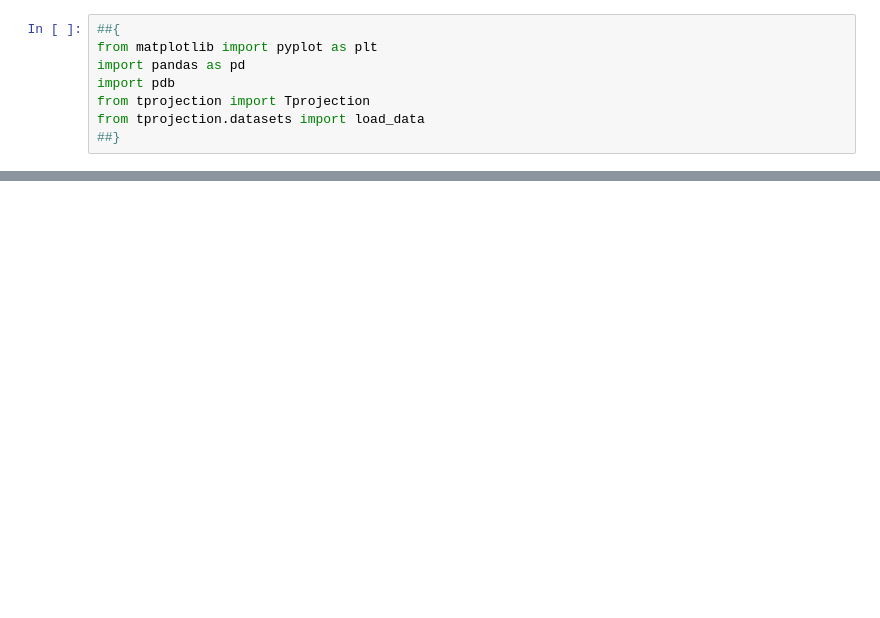
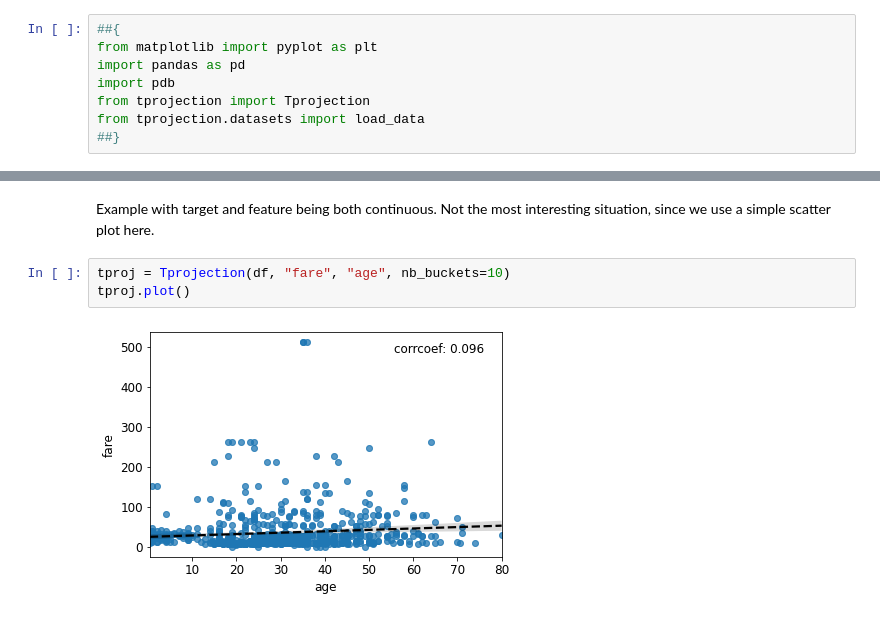
Before and after one commit to greghor/tprojection, a Jupyter notebook: examples/examples.ipynb, the cells around one changed output, grey strips where cells are left out. Cells and saved outputs as stored; diff of their text form; blank space fills up the shorter version.

```diff
--- a/examples/examples.ipynb
+++ b/examples/examples.ipynb
@@ -55,0 +59,8 @@ tproj.plot()
+# %% [markdown]
+Example with target and feature being both continuous. Not the most interesting
+situation, since we use a simple scatter plot here.
+# %%
+tproj = Tprojection(df, "fare", "age", nb_buckets=10)
+tproj.plot()
+# %% [output]
+[figure, added]
```
Also changed, not shown: parts of 18 cells of this notebook.
